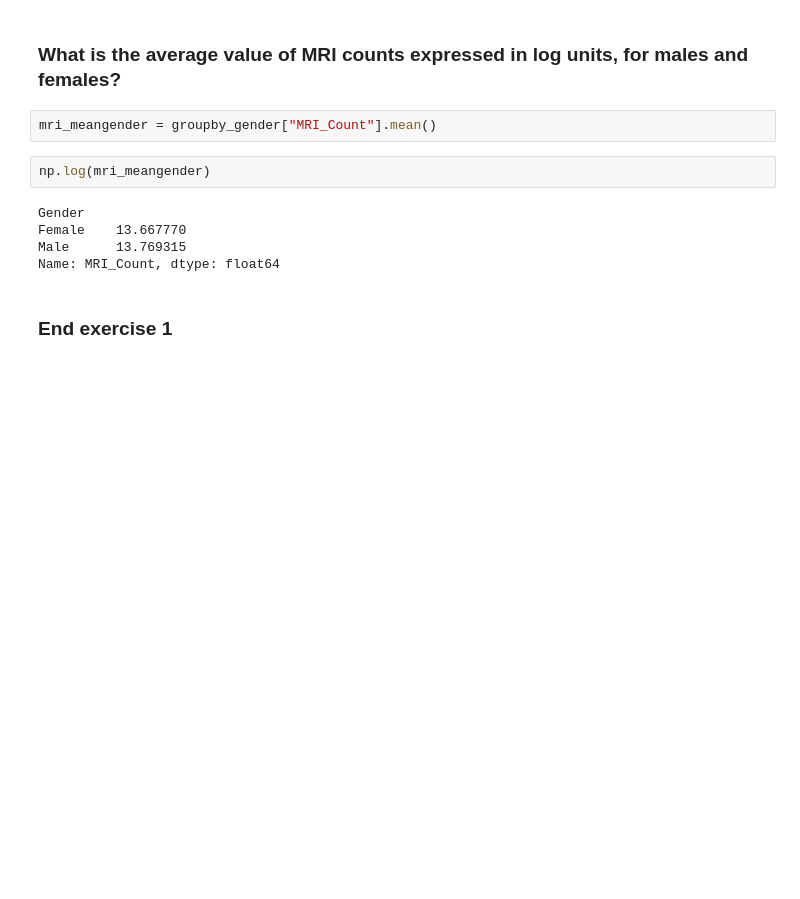
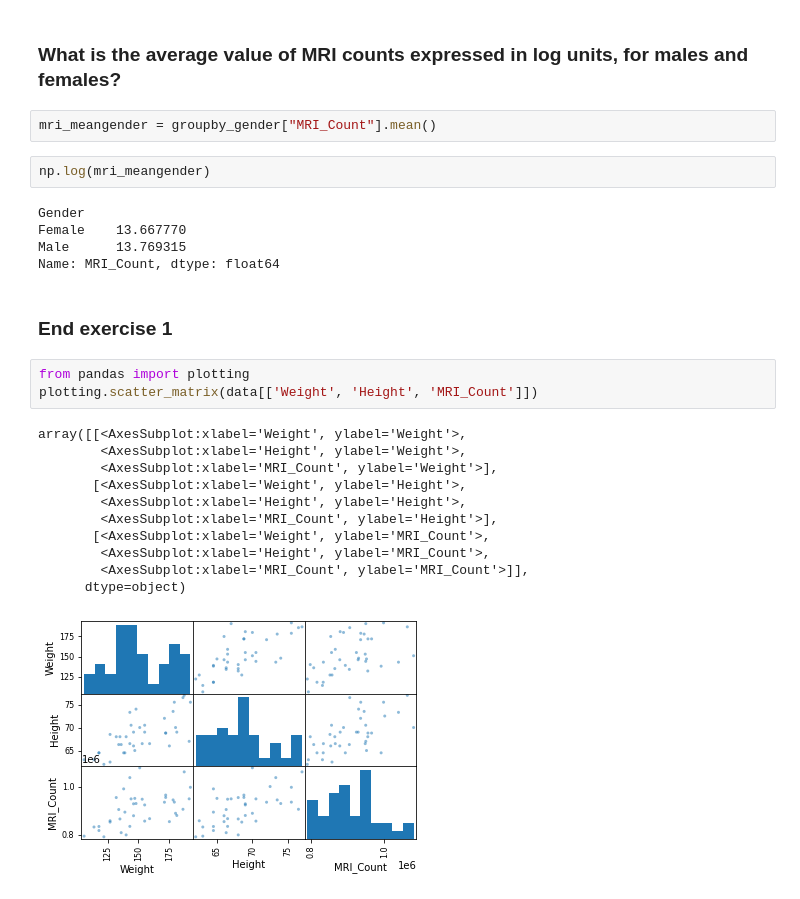
Before and after one commit to mattmcfa171/python_stats, a Jupyter notebook: python_stats_tutorial.ipynb, the cells around one changed output. Saved outputs shown, nothing was run; the diff lists cells and outputs as text; blank space fills up the shorter version.

```diff
--- a/python_stats_tutorial.ipynb
+++ b/python_stats_tutorial.ipynb
@@ -114,3 +114,18 @@ Male      13.769315
 Name: MRI_Count, dtype: float64
 # %% [markdown]
 ### End exercise 1
+# %%
+from pandas import plotting
+plotting.scatter_matrix(data[['Weight', 'Height', 'MRI_Count']])
+# %% [output]
+array([[<AxesSubplot:xlabel='Weight', ylabel='Weight'>,
+        <AxesSubplot:xlabel='Height', ylabel='Weight'>,
+        <AxesSubplot:xlabel='MRI_Count', ylabel='Weight'>],
+       [<AxesSubplot:xlabel='Weight', ylabel='Height'>,
+        <AxesSubplot:xlabel='Height', ylabel='Height'>,
+        <AxesSubplot:xlabel='MRI_Count', ylabel='Height'>],
+       [<AxesSubplot:xlabel='Weight', ylabel='MRI_Count'>,
+        <AxesSubplot:xlabel='Height', ylabel='MRI_Count'>,
+        <AxesSubplot:xlabel='MRI_Count', ylabel='MRI_Count'>]],
+      dtype=object)
+[figure, added]
```
Also changed, not shown: parts of 1 cell of this notebook.
